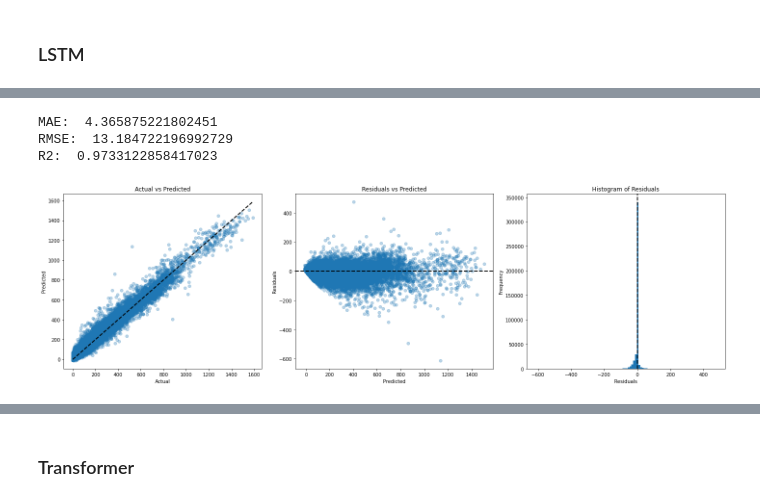
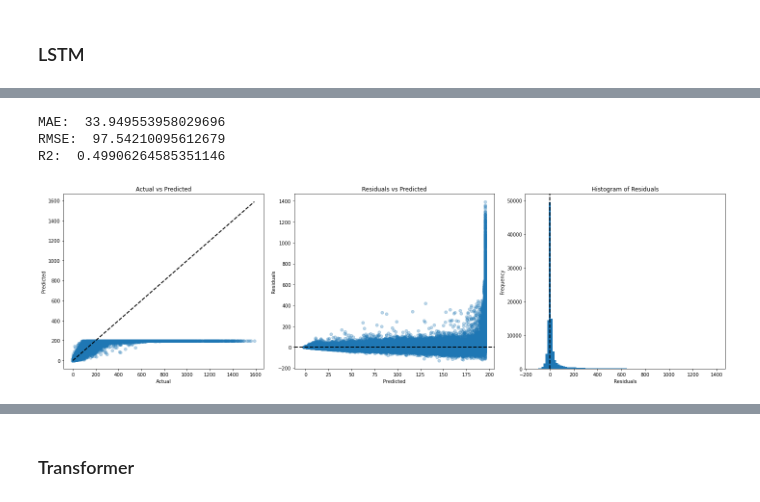
Before and after one commit to tabeaeggler/UrbanMobility, a Jupyter notebook: notebooks/07_model_deep_learning.ipynb, the cells around one changed output, grey strips where cells are left out. Cells and saved outputs as stored; diff of their text form; code cells hidden in the pictures.

Commit message:
lstm data prep: first correct actual vs predicted vis

```diff
--- a/notebooks/07_model_deep_learning.ipynb
+++ b/notebooks/07_model_deep_learning.ipynb
@@ -31,6 +34,6 @@ journey_hourly_19 = pd.read_csv('../data/processed/aggregated_journey_data/agg_j
 journey_train_orig = pd.concat([journey_hourly_16, journey_hourly_17, journey_hourly_18])
 journey_test_orig = journey_hourly_19.copy()
 
-# remove start_data column
-journey_train = journey_train_orig.drop(columns=['start_date'])
-journey_test = journey_test_orig.drop(columns=['start_date'])
+# remove start_data and demand column
+journey_train = journey_train_orig.drop(columns=['start_date', 'demand'])
+journey_test = journey_test_orig.drop(columns=['start_date', 'demand'])
@@ -48,6 +40,23 @@ journey_test_scaled = input_data[train_size:]
+# %%
+# min max scaling
+
+# initialize the scaler
+scaler = MinMaxScaler(feature_range=(0, 1))
+
+# fit the scaler using the training data and transform the training and test data
+journey_train_scaled = scaler.fit_transform(journey_train)
+journey_test_scaled = scaler.transform(journey_test)
+
+# convert back to DataFrame
+journey_train_scaled = pd.DataFrame(journey_train_scaled, columns=journey_train.columns)
+journey_test_scaled = pd.DataFrame(journey_test_scaled, columns=journey_test.columns)
+
+# add the target feature back
+journey_train_scaled['demand'] = journey_train_orig['demand'].values
+journey_test_scaled['demand'] = journey_test_orig['demand'].values
 # %%
-lookback = 96
-X_train, Y_train, X_test, Y_test = dl_models.create_train_test_data(total_df, journey_train, journey_test, journey_train_scaled, journey_test_scaled, lookback)
+lookback = 24
+X_train, Y_train, X_test, Y_test = dl_models.create_train_test_data(journey_train_scaled, journey_test_scaled, lookback)
 
 print(X_train.shape, Y_train.shape)
 print(X_test.shape, Y_test.shape)
@@ -84,7 +133,7 @@ _________________________________________________________________
 
 lstm_model.compile(optimizer = 'adam', loss = 'mean_squared_error')
 
-lstm_history = lstm_model.fit(X_train, Y_train, epochs = 10, batch_size = 32,
+lstm_history = lstm_model.fit(X_train, Y_train, epochs = 1, batch_size = 32,
                     validation_split= 0.2,
                     callbacks = EarlyStopping(monitor='val_loss', patience = 5))
 
@@ -119,19 +150,19 @@ predicted_lstm_inv, Y_test_inv = dl_models.transform_to_original_sclae(total_df,
 # %%
 # evaluation
-mae = mean_absolute_error(Y_test_inv, predicted_lstm_inv)
-rmse = mean_squared_error(Y_test_inv, predicted_lstm_inv, squared=False)
-r_squared = r2_score(Y_test_inv, predicted_lstm_inv)
+mae = mean_absolute_error(Y_test, lstm_pred)
+rmse = mean_squared_error(Y_test, lstm_pred, squared=False)
+r_squared = r2_score(Y_test, lstm_pred)
 
 print("MAE: ", mae )
 print( "RMSE: ", rmse )
 print("R2: ", r_squared)
 # %% [output]
-MAE:  4.365875221802451
-RMSE:  13.184722196992729
-R2:  0.9733122858417023
+MAE:  33.949553958029696
+RMSE:  97.54210095612679
+R2:  0.49906264585351146
 # %%
-eval.evaluation_vis(Y_test_inv, predicted_lstm_inv.reshape(-1))
+eval.evaluation_vis(Y_test, lstm_pred.reshape(-1))
 # %% [output]
-[figure, old version]
+[figure, new version]
 # %%
 # visualisation: pred vs actual
```
Also changed, not shown: parts of 13 cells of this notebook, 2 other files.
